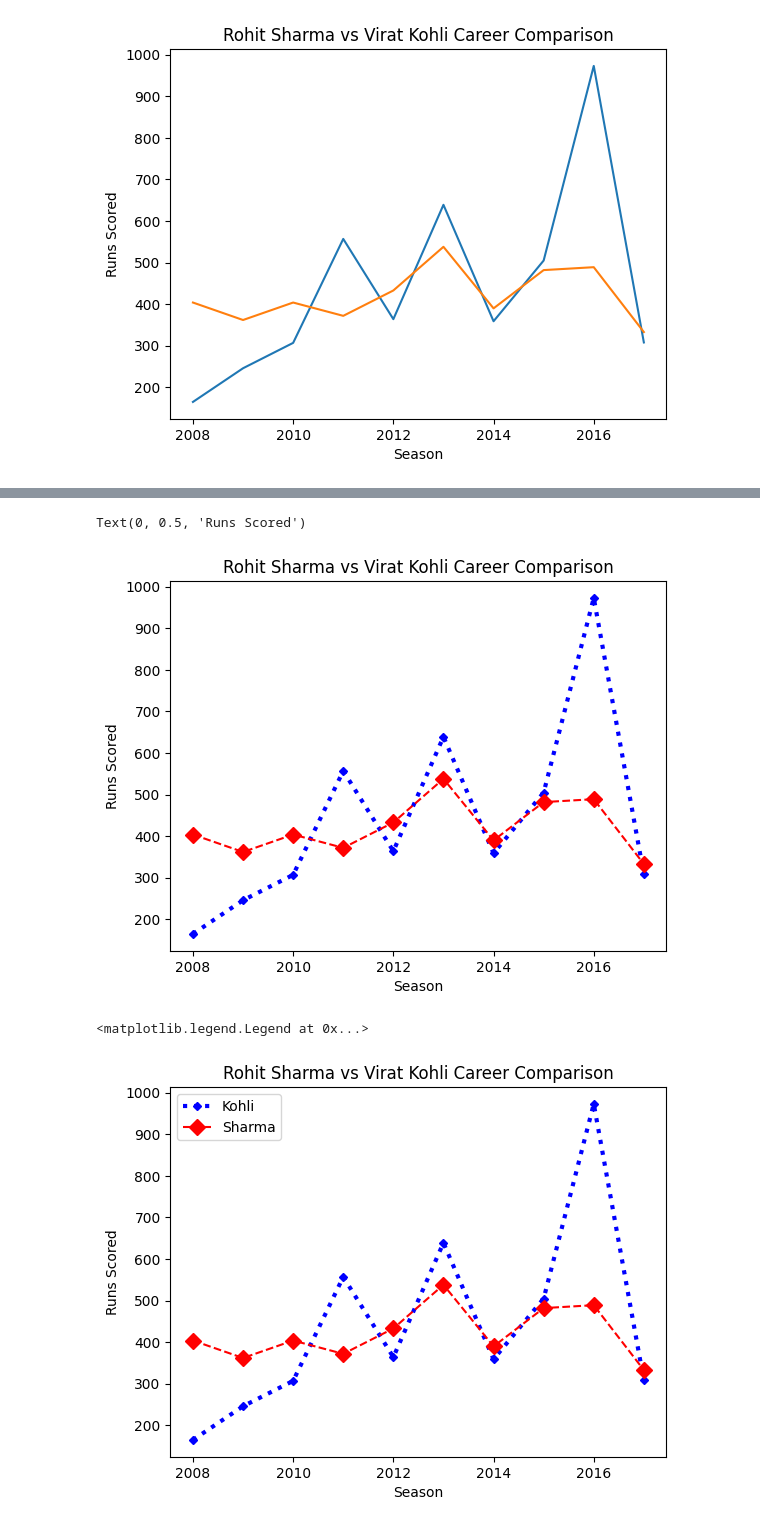
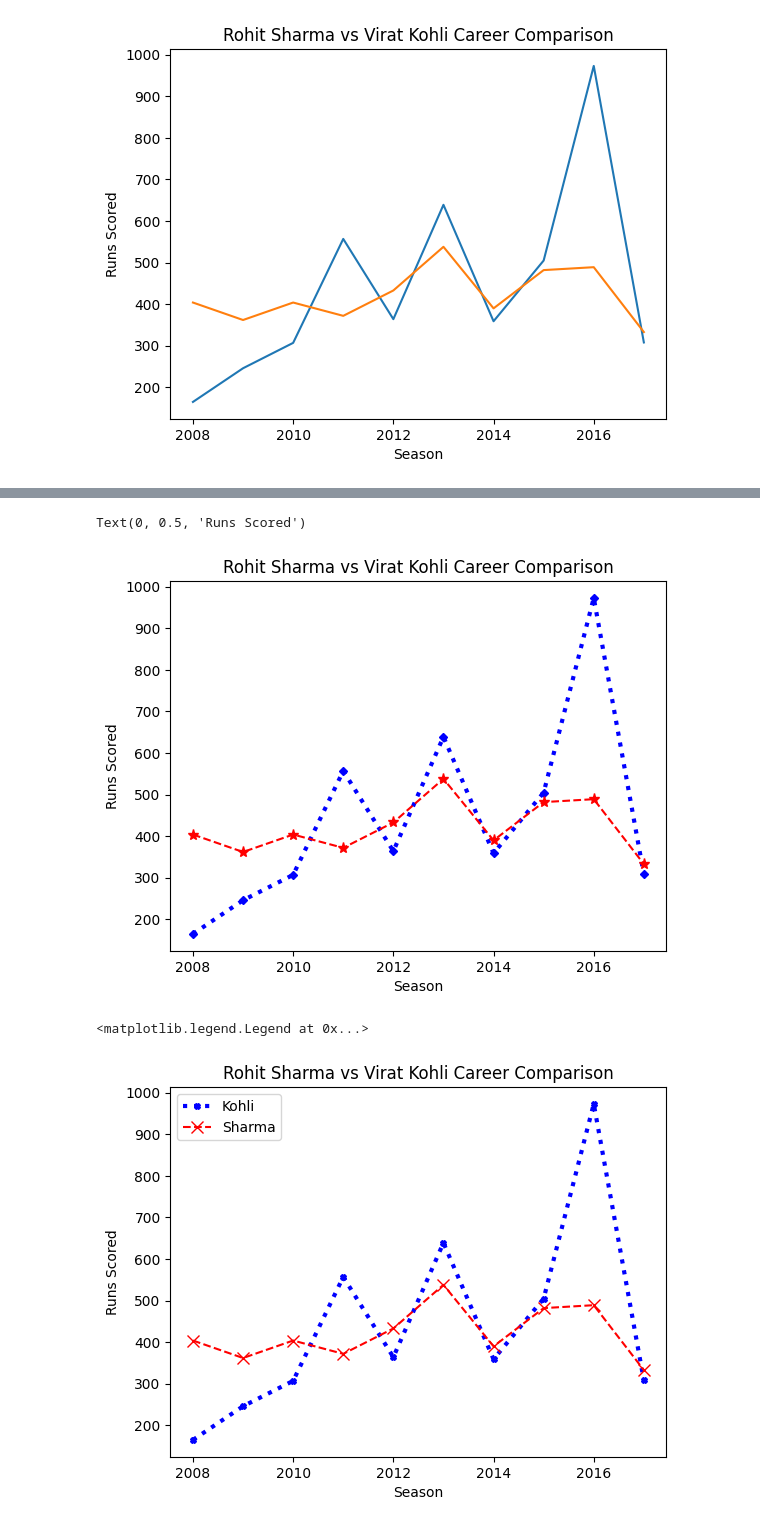
Before and after one commit to utkarshchouhan-dev/Python-Libraries, a Jupyter notebook: Matplotlib/matplotlib.ipynb, the cells around one changed output, grey strips where cells are left out. Drawn from its saved outputs; the diff is of its cells as text; code cells hidden in the pictures.

```diff
--- a/Matplotlib/matplotlib.ipynb
+++ b/Matplotlib/matplotlib.ipynb
@@ -98,25 +97,29 @@ Text(0, 0.5, 'Runs Scored')
 # %%
-# Show the markers in the 2d plot.
+# Show the markers in the 2d plot. https://matplotlib.org/stable/api/markers_api.html
 
 plt.plot(batsman['index'],batsman['V Kohli'], color='blue',linestyle='dotted',linewidth=3, marker='D',markersize=4)
-plt.plot(batsman['index'],batsman['RG Sharma'], color='red',linestyle='dashed', marker='D',markersize=8)
+plt.plot(batsman['index'],batsman['RG Sharma'], color='red',linestyle='dashed', marker='*',markersize=8)
 
 plt.title('Rohit Sharma vs Virat Kohli Career Comparison')
 plt.xlabel('Season')
 plt.ylabel("Runs Scored")
 # %% [output]
 Text(0, 0.5, 'Runs Scored')
-[figure, old version]
+[figure, new version]
 # %%
-# add a legend to each line
+# add a legend to each line, a legend.
 
-plt.plot(batsman['index'],batsman['V Kohli'], color='blue',linestyle='dotted',linewidth=3, marker='D',markersize=4,label='Kohli')
-plt.plot(batsman['index'],batsman['RG Sharma'], color='red',linestyle='dashed', marker='D',markersize=8,label='Sharma')
+plt.plot(batsman['index'],batsman['V Kohli'], color='blue',linestyle='dotted',linewidth=3, marker='X',markersize=4,label='Kohli')
+plt.plot(batsman['index'],batsman['RG Sharma'], color='red',linestyle='dashed', marker='x',markersize=8,label='Sharma')
 
 plt.title('Rohit Sharma vs Virat Kohli Career Comparison')
 plt.xlabel('Season')
 plt.ylabel("Runs Scored")
+
+
+# add this to display thevlegend
 plt.legend()
+#default position is best, but can be changed with plt.legend(loc='center left')
 # %% [output]
 <matplotlib.legend.Legend at 0x...>
-[figure, old version]
+[figure, new version]
```
Also changed, not shown: parts of 23 cells of this notebook, 2 other files.
